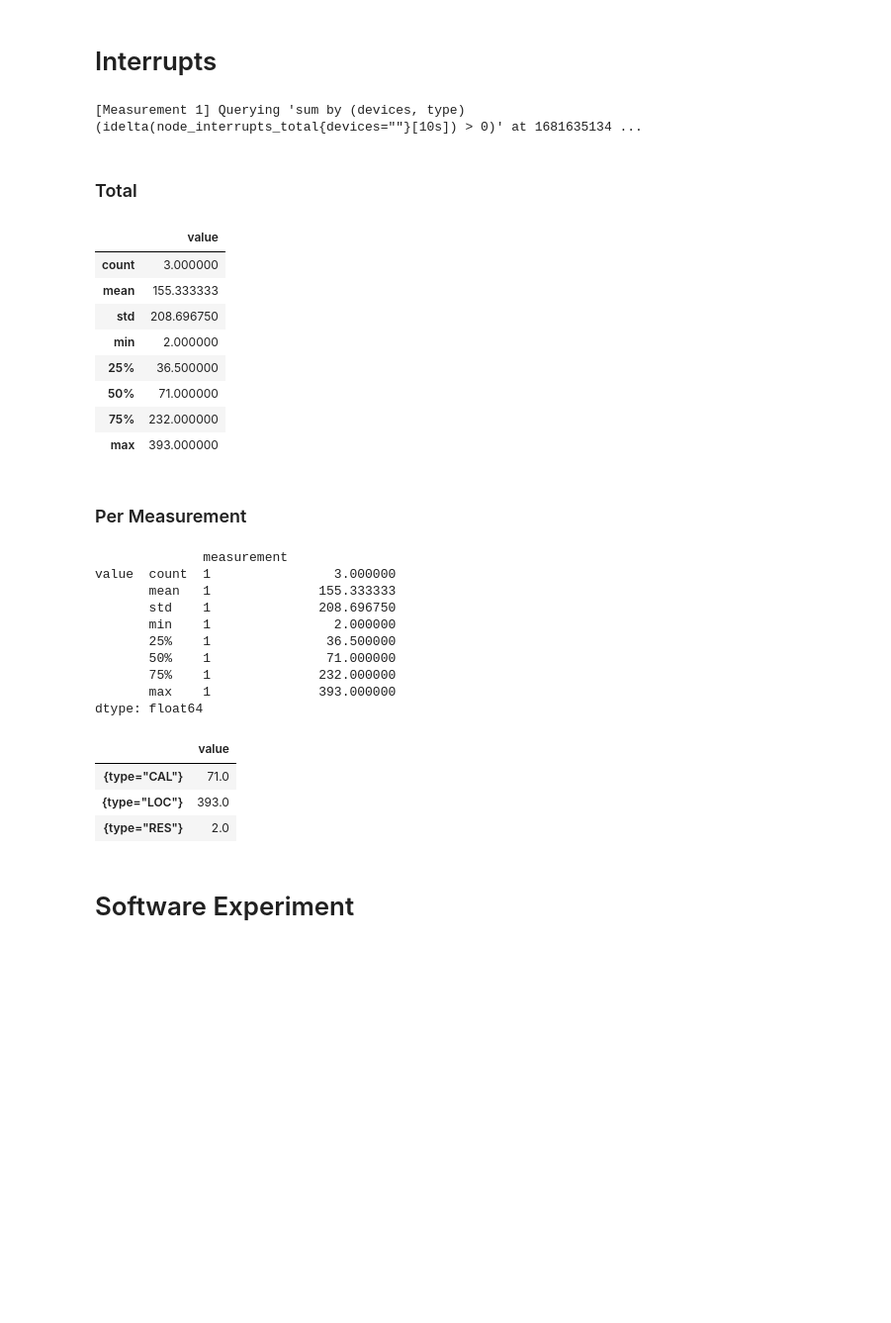
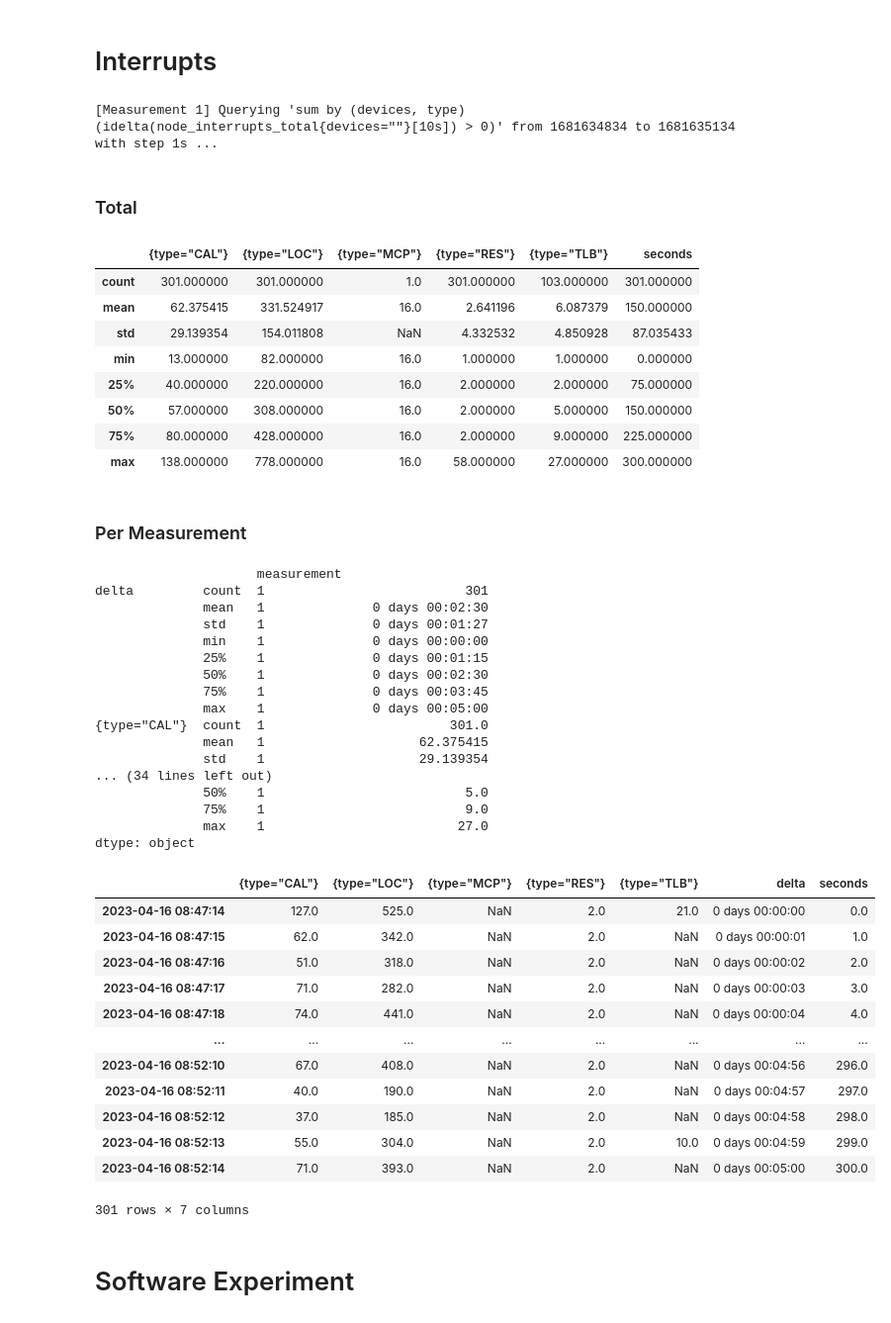
Before and after one commit to twobiers/software-architecture-sustainability-experiment, a Jupyter notebook: results/analysis.ipynb, the cells around one changed output. Shown at 99% size. Drawn from its saved outputs; the diff is of its cells as text; code cells hidden in the pictures; blank space fills up the shorter version.

```diff
--- a/results/analysis.ipynb
+++ b/results/analysis.ipynb
@@ -69,14 +69,8 @@ def prepare_query_metrics_as_dataframe(measurement_no, query, end):
     return metrics
 
 
-def prepare_dataframe(query_fn, df):
-    result = [prepare_query_range_as_dataframe(idx, query_fn(start, duration, end), start, end) for idx, (start, duration, end) in enumerate(zip(df['Start'], df['Duration'], df['End']), 1)]
-    result = pd.concat(result)
-    return result
-
-
-def prepare_series(query_fn, df):
-    result = [prepare_query_metrics_as_dataframe(idx, query_fn(start, duration, end), end) for idx, (start, duration, end) in enumerate(zip(df['Start'], df['Duration'], df['End']), 1)]
+def prepare_dataframe(query, df):
+    result = [prepare_query_range_as_dataframe(idx, query, start, end) for idx, (start, duration, end) in enumerate(zip(df['Start'], df['Duration'], df['End']), 1)]
     result = pd.concat(result)
     return result
 
@@ -603,40 +591,56 @@ dtype: object
 # %% [markdown]
 # Interrupts
 # %%
-interrupts = prepare_interrupts(bm)
+interrupts = prepare_dataframe(Q_INTERRUPTS, bm)
 describe_measurement_dataframe(interrupts)
 
 grouped_mean = interrupts.groupby(level=0).mean()
 grouped_mean.drop(['measurement'], inplace=True, axis=1)
 display(grouped_mean)
 # grouped_mean.plot.bar(ylabel='Interrupts')
 # %% [output]
-[Measurement 1] Querying 'sum by (devices, type) (idelta(node_interrupts_total{devices=""}[10s]) > 0)' at 1681635134 ...
+[Measurement 1] Querying 'sum by (devices, type) (idelta(node_interrupts_total{devices=""}[10s]) > 0)' from 1681634834 to 1681635134 with step 1s ...
 ### Total
-|  | value |
-| count | 3.000000 |
-| mean | 155.333333 |
-| std | 208.696750 |
-| min | 2.000000 |
-| 25% | 36.500000 |
-| 50% | 71.000000 |
-| 75% | 232.000000 |
-| max | 393.000000 |
+|  | {type="CAL"} | {type="LOC"} | {type="MCP"} | {type="RES"} | {type="TLB"} | seconds |
+| count | 301.000000 | 301.000000 | 1.0 | 301.000000 | 103.000000 | 301.000000 |
+| mean | 62.375415 | 331.524917 | 16.0 | 2.641196 | 6.087379 | 150.000000 |
+| std | 29.139354 | 154.011808 | NaN | 4.332532 | 4.850928 | 87.035433 |
+| min | 13.000000 | 82.000000 | 16.0 | 1.000000 | 1.000000 | 0.000000 |
+| 25% | 40.000000 | 220.000000 | 16.0 | 2.000000 | 2.000000 | 75.000000 |
+| 50% | 57.000000 | 308.000000 | 16.0 | 2.000000 | 5.000000 | 150.000000 |
+| 75% | 80.000000 | 428.000000 | 16.0 | 2.000000 | 9.000000 | 225.000000 |
+| max | 138.000000 | 778.000000 | 16.0 | 58.000000 | 27.000000 | 300.000000 |
 ### Per Measurement
-              measurement
-value  count  1                3.000000
-       mean   1              155.333333
-       std    1              208.696750
-       min    1                2.000000
-       25%    1               36.500000
-       50%    1               71.000000
-       75%    1              232.000000
-       max    1              393.000000
-dtype: float64
+                     measurement
+delta         count  1                          301
+              mean   1              0 days 00:02:30
+              std    1              0 days 00:01:27
+              min    1              0 days 00:00:00
+              25%    1              0 days 00:01:15
+              50%    1              0 days 00:02:30
+              75%    1              0 days 00:03:45
+              max    1              0 days 00:05:00
+{type="CAL"}  count  1                        301.0
+              mean   1                    62.375415
+              std    1                    29.139354
+... (34 lines left out)
+              50%    1                          5.0
+              75%    1                          9.0
+              max    1                         27.0
+dtype: object
-|  | value |
-| {type="CAL"} | 71.0 |
-| {type="LOC"} | 393.0 |
-| {type="RES"} | 2.0 |
+|  | {type="CAL"} | {type="LOC"} | {type="MCP"} | {type="RES"} | {type="TLB"} | delta | seconds |
+| 2023-04-16 08:47:14 | 127.0 | 525.0 | NaN | 2.0 | 21.0 | 0 days 00:00:00 | 0.0 |
+| 2023-04-16 08:47:15 | 62.0 | 342.0 | NaN | 2.0 | NaN | 0 days 00:00:01 | 1.0 |
+| 2023-04-16 08:47:16 | 51.0 | 318.0 | NaN | 2.0 | NaN | 0 days 00:00:02 | 2.0 |
+| 2023-04-16 08:47:17 | 71.0 | 282.0 | NaN | 2.0 | NaN | 0 days 00:00:03 | 3.0 |
+| 2023-04-16 08:47:18 | 74.0 | 441.0 | NaN | 2.0 | NaN | 0 days 00:00:04 | 4.0 |
+| ... | ... | ... | ... | ... | ... | ... | ... |
+| 2023-04-16 08:52:10 | 67.0 | 408.0 | NaN | 2.0 | NaN | 0 days 00:04:56 | 296.0 |
+| 2023-04-16 08:52:11 | 40.0 | 190.0 | NaN | 2.0 | NaN | 0 days 00:04:57 | 297.0 |
+| 2023-04-16 08:52:12 | 37.0 | 185.0 | NaN | 2.0 | NaN | 0 days 00:04:58 | 298.0 |
+| 2023-04-16 08:52:13 | 55.0 | 304.0 | NaN | 2.0 | 10.0 | 0 days 00:04:59 | 299.0 |
+| 2023-04-16 08:52:14 | 71.0 | 393.0 | NaN | 2.0 | NaN | 0 days 00:05:00 | 300.0 |
+301 rows × 7 columns
 # %% [markdown]
 # Software Experiment
 # %%
```
Also changed, not shown: parts of 13 cells of this notebook.
